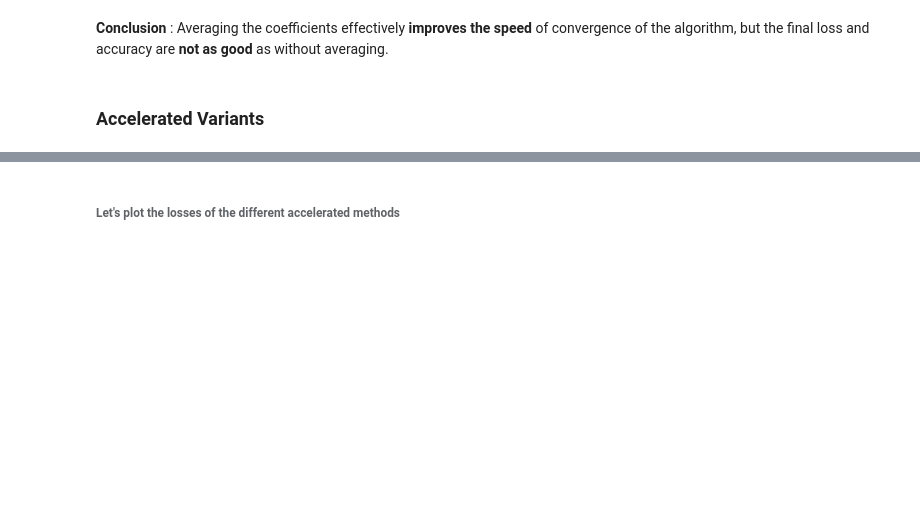
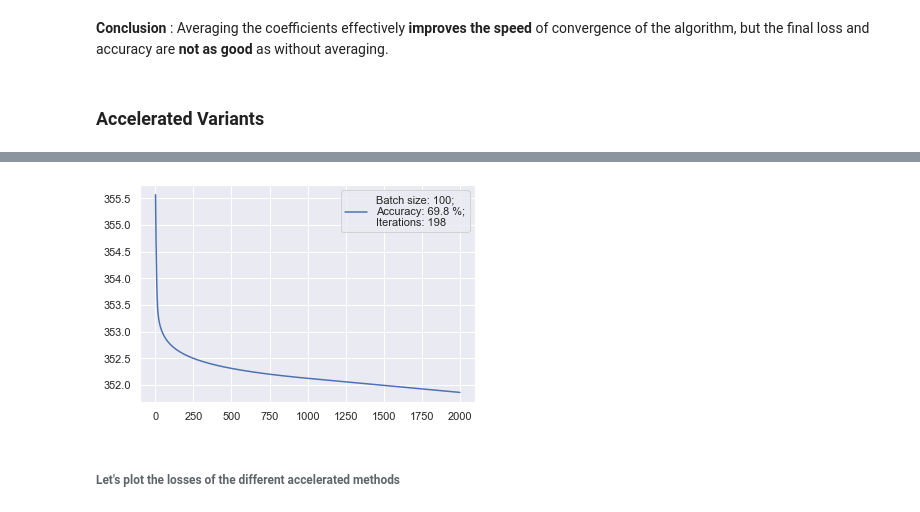
Before and after one commit to EmmanuelJhno/AML-labs, a Jupyter notebook: Cours 4 - TP/l3_Brandeis_Jehanno.ipynb, the cells around one changed output, grey strips where cells are left out. Drawn from its saved outputs; the diff is of its cells as text; code cells hidden in the pictures; blank space fills up the shorter version.

```diff
--- a/Cours 4 - TP/l3_Brandeis_Jehanno.ipynb
+++ b/Cours 4 - TP/l3_Brandeis_Jehanno.ipynb
@@ -627,14 +655,24 @@ class ADAM(StochasticLogisticRegression):
         return coef_np1
 # %%
 from sklearn.metrics import accuracy_score
+batch_size = 100
+
 my_accelerated_model = AcceleratedStochasticLogisticRegression(reg=.001, lr=0.01, max_iter=2000, tol=0.0001,
-                                                               acc_type='SAGA', batch_size=100)
+                                                               acc_type='SAGA', batch_size=batch_size)
 start = time.time()
 my_accelerated_model.fit(diabetes_train_x, diabetes_train_y, start=np.random.rand(diabetes_train_x.shape[1]))
 end = time.time()
 y_pred = my_accelerated_model.predict(diabetes_test_x)
 acc = accuracy_score(diabetes_test_y, y_pred)
-print("Accuracy score for SAGA method:", acc)
-print("Our implementation of SAGA took {0:.3f} seconds and {1} iterations to converge.".format(end-start,
+print("Accuracy score for SAGA method: {:.4f}".format(acc))
+print("Our implementation of SAGA took {:.3f} seconds and {} iterations to converge.".format(float(end-start),
                                                                     len(my_accelerated_model.f_history_)))
+
+plt.plot([i for i in range(1,len(my_accelerated_model.f_history_)+1)],
+             my_accelerated_model.f_history_,
+             label="Batch size: {};\nAccuracy: {:.1f} %;\nIterations: {}".format(batch_size,
+                                                                                  accuracy_score(diabetes_test_y, y_pred)*100,
+                                                                                  len(my_model.f_history_)))
+plt.legend()
+plt.show()
 # %% [output]
@@ -643,3 +681,4 @@ Our implementation of SAGA took 92.958 seconds and 2001 iterations to converge.
+[figure, added]
 # %% [markdown]
 ###### Let's plot the losses of the different accelerated methods
 # %%
```
Also changed, not shown: parts of 14 cells of this notebook.
